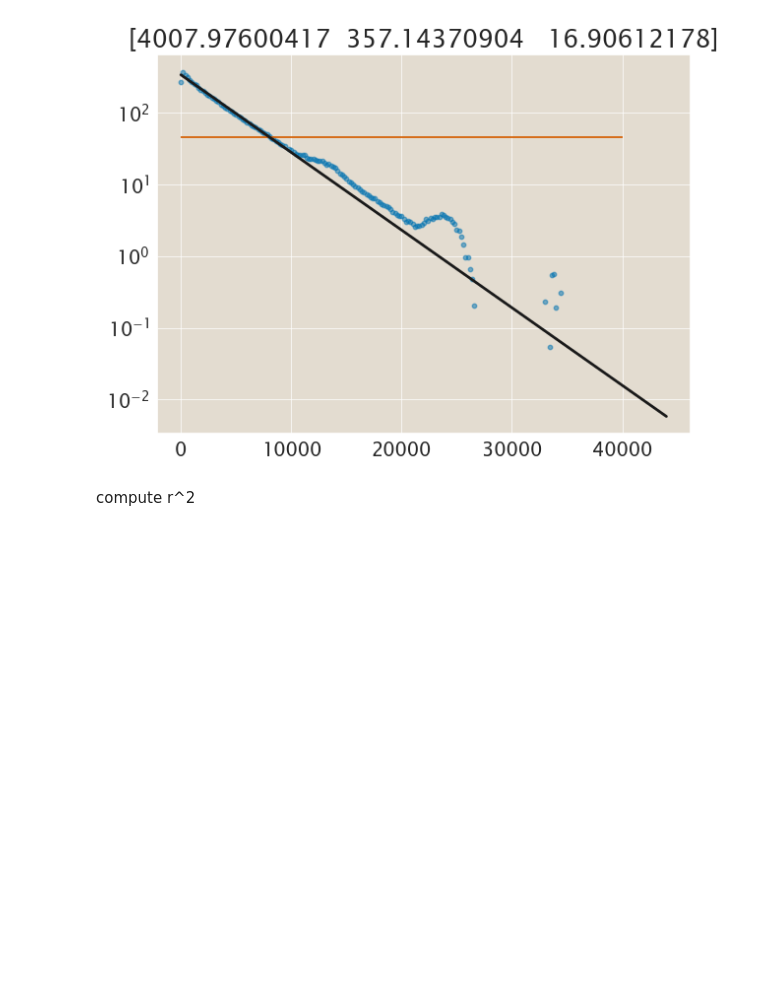
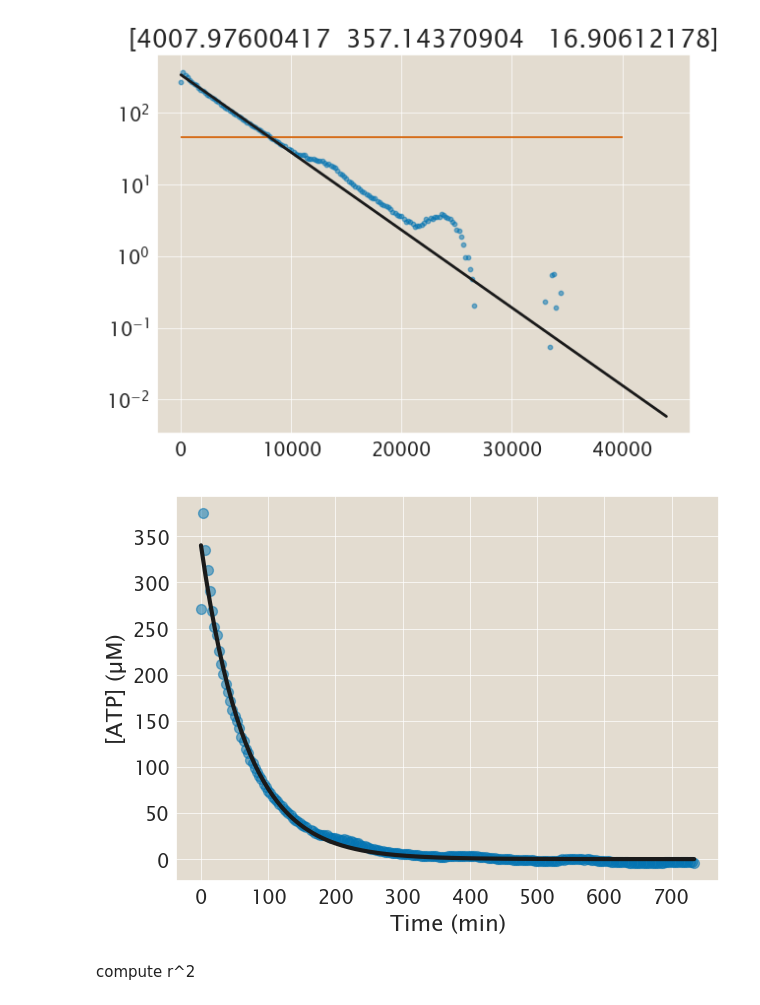
Before and after one commit to RPGroup-PBoC/am_atp, a Jupyter notebook: analysis/atp-hydro/20231124_Hydro_Protocol.ipynb, the cells around one changed output. Drawn from its saved outputs; the diff is of its cells as text; code cells hidden in the pictures; blank space fills up the shorter version.

Commit message:
some changes in aster - motor comsol figure

```diff
--- a/analysis/atp-hydro/20231124_Hydro_Protocol.ipynb
+++ b/analysis/atp-hydro/20231124_Hydro_Protocol.ipynb
@@ -183,6 +183,18 @@ print(rsqrd(np.log(ratio_hydro_uM[:e2]-params[2]), np.log(curve[:e2]-params[2]))
 # %% [output]
 0.9919076762401595
 [figure]
+# %%
+params, curve = expfit(times, ratio_hydro_uM, [2000, 500, 5])
+plt.scatter(times/60, ratio_hydro_uM-params[2], alpha=0.5, s=50)
+plt.plot(times/60, curve-params[2], color='k', linewidth=3)
+# plt.title(str(params))
+plt.xlabel('Time (min)')
+plt.ylabel('[ATP] (µM)')
+#plt.yscale('log')
+#plt.ylim(1, 300);
+#plt.savefig('../../analyzed_data/atp-hydro/20231130_Hydroexample.pdf', dpi=400)
+# %% [output]
+[figure, added]
 # %% [markdown]
 compute r^2
 # %%
```
Also changed, not shown: 6 other files.
